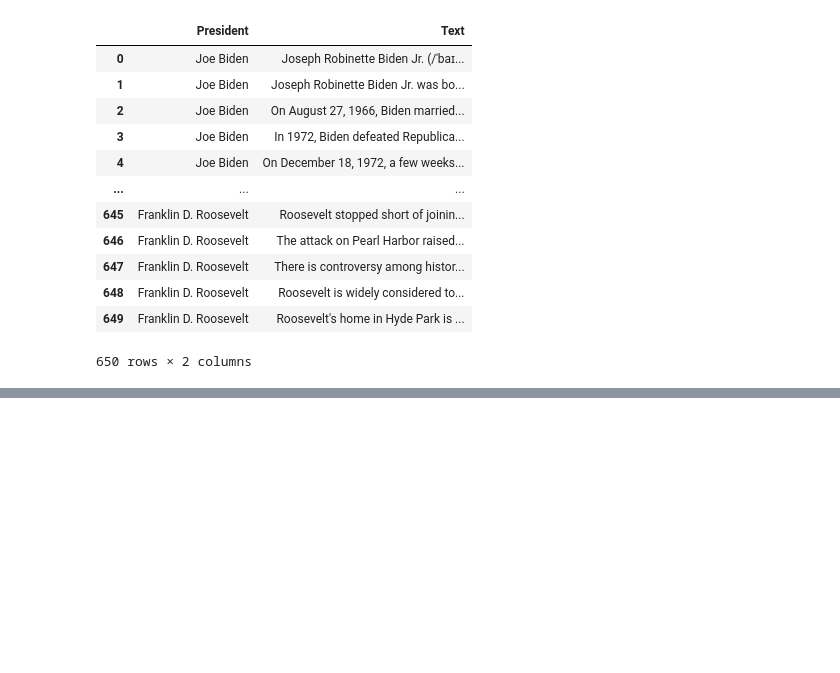
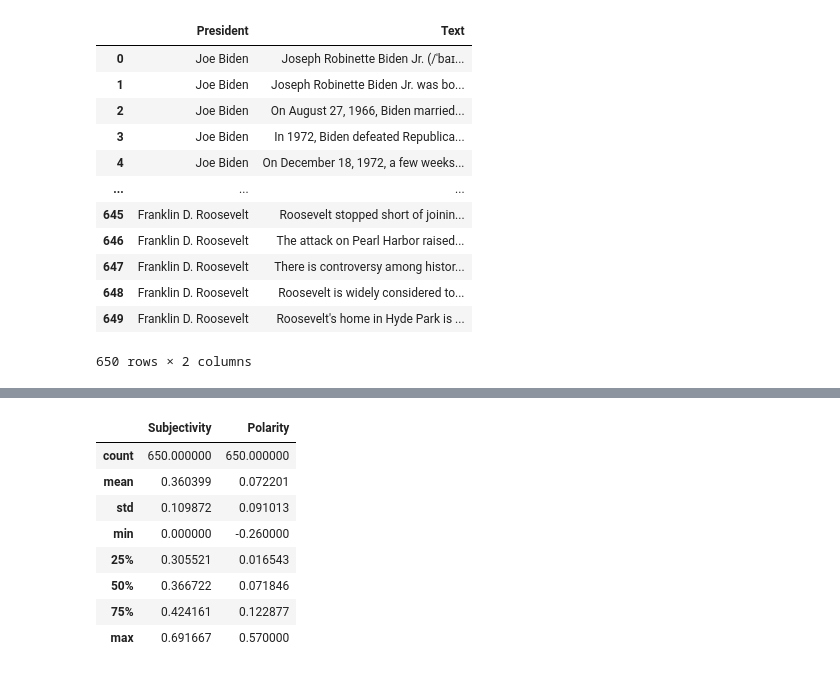
Before and after one commit to jjoycehu/pred-box-office, a Jupyter notebook: Sam's Sentiment Analysis/sentiment-analysis-sam.ipynb, the cells around one changed output, grey strips where cells are left out. Saved outputs shown, nothing was run; the diff lists cells and outputs as text; code cells hidden in the pictures; blank space fills up the shorter version.

```diff
--- a/Sam's Sentiment Analysis/sentiment-analysis-sam.ipynb
+++ b/Sam's Sentiment Analysis/sentiment-analysis-sam.ipynb
@@ -58,0 +101,13 @@ for i in df:
+# %%
+sentiment_df = df[["President","Subjectivity","Polarity","Analysis"]]
+sentiment_df.describe()
+# %% [output]
+|  | Subjectivity | Polarity |
+| count | 650.000000 | 650.000000 |
+| mean | 0.360399 | 0.072201 |
+| std | 0.109872 | 0.091013 |
+| min | 0.000000 | -0.260000 |
+| 25% | 0.305521 | 0.016543 |
+| 50% | 0.366722 | 0.071846 |
+| 75% | 0.424161 | 0.122877 |
+| max | 0.691667 | 0.570000 |
```
Also changed, not shown: parts of 7 cells of this notebook, 1 other file.
